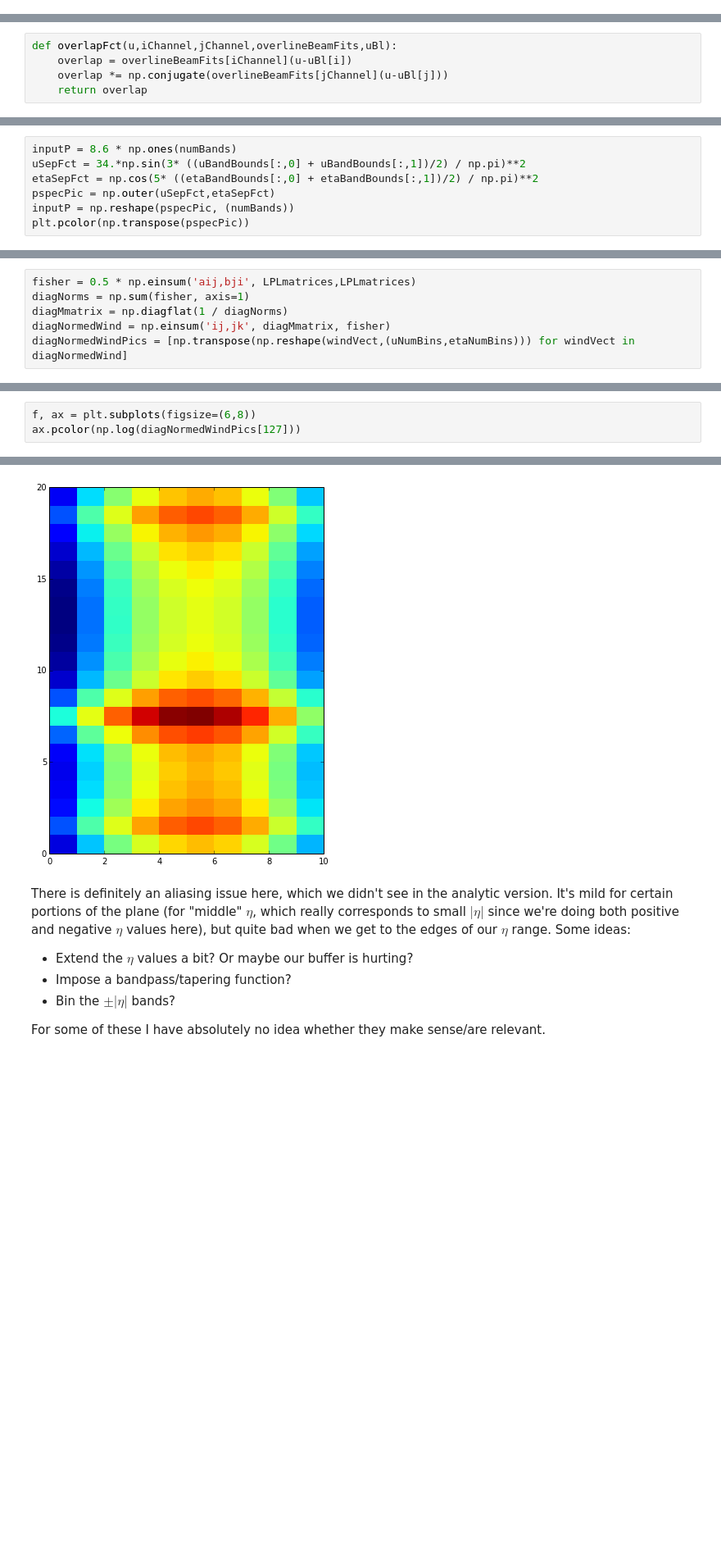
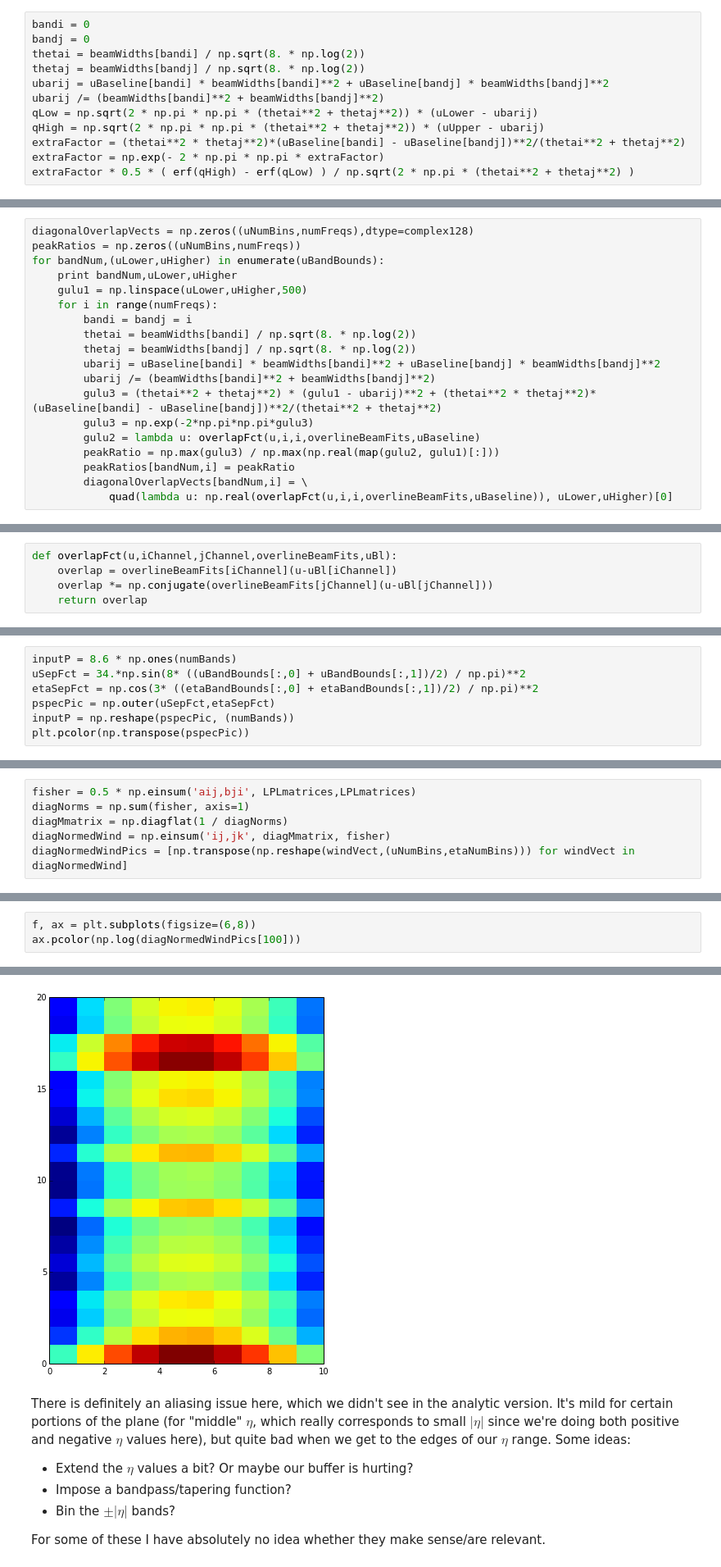
Before and after one commit to acliu/PAPER_OQE, a Jupyter notebook: iPythonNotebooks/singleBaselineOQE_numericalGaussian.ipynb, the cells around one changed output, grey strips where cells are left out. Shown at 82% size. Cells and saved outputs as stored; diff of their text form; blank space fills up the shorter version.

Commit message:
Lots of debugging print statements i.e. a big mess

```diff
--- a/iPythonNotebooks/singleBaselineOQE_numericalGaussian.ipynb
+++ b/iPythonNotebooks/singleBaselineOQE_numericalGaussian.ipynb
@@ -109,0 +197,12 @@ ax.set_xlabel(r"$u$ in rad$^{-1}$")
+# %%
+bandi = 0
+bandj = 0
+thetai = beamWidths[bandi] / np.sqrt(8. * np.log(2))
+thetaj = beamWidths[bandj] / np.sqrt(8. * np.log(2))
+ubarij = uBaseline[bandi] * beamWidths[bandi]**2 + uBaseline[bandj] * beamWidths[bandj]**2
+ubarij /= (beamWidths[bandi]**2 + beamWidths[bandj]**2)
+qLow = np.sqrt(2 * np.pi * np.pi * (thetai**2 + thetaj**2)) * (uLower - ubarij)
+qHigh = np.sqrt(2 * np.pi * np.pi * (thetai**2 + thetaj**2)) * (uUpper - ubarij)
+extraFactor = (thetai**2 * thetaj**2)*(uBaseline[bandi] - uBaseline[bandj])**2/(thetai**2 + thetaj**2)
+extraFactor = np.exp(- 2 * np.pi * np.pi * extraFactor)
+extraFactor * 0.5 * ( erf(qHigh) - erf(qLow) ) / np.sqrt(2 * np.pi * (thetai**2 + thetaj**2) )
@@ -109,0 +219,19 @@ ax.set_xlabel(r"$u$ in rad$^{-1}$")
+# %%
+diagonalOverlapVects = np.zeros((uNumBins,numFreqs),dtype=complex128)
+peakRatios = np.zeros((uNumBins,numFreqs))
+for bandNum,(uLower,uHigher) in enumerate(uBandBounds):
+    print bandNum,uLower,uHigher
+    gulu1 = np.linspace(uLower,uHigher,500)
+    for i in range(numFreqs):
+        bandi = bandj = i
+        thetai = beamWidths[bandi] / np.sqrt(8. * np.log(2))
+        thetaj = beamWidths[bandj] / np.sqrt(8. * np.log(2))
+        ubarij = uBaseline[bandi] * beamWidths[bandi]**2 + uBaseline[bandj] * beamWidths[bandj]**2
+        ubarij /= (beamWidths[bandi]**2 + beamWidths[bandj]**2)
+        gulu3 = (thetai**2 + thetaj**2) * (gulu1 - ubarij)**2 + (thetai**2 * thetaj**2)*(uBaseline[bandi] - uBaseline[bandj])**2/(thetai**2 + thetaj**2)
+        gulu3 = np.exp(-2*np.pi*np.pi*gulu3)
+        gulu2 = lambda u: overlapFct(u,i,i,overlineBeamFits,uBaseline)
+        peakRatio = np.max(gulu3) / np.max(np.real(map(gulu2, gulu1)[:]))
+        peakRatios[bandNum,i] = peakRatio
+        diagonalOverlapVects[bandNum,i] = \
+            quad(lambda u: np.real(overlapFct(u,i,i,overlineBeamFits,uBaseline)), uLower,uHigher)[0]
@@ -119,8 +268,8 @@ for beam in overlineBeamCollection:
 Define an overlap function:
 # %%
 def overlapFct(u,iChannel,jChannel,overlineBeamFits,uBl):
-    overlap = overlineBeamFits[iChannel](u-uBl[i])
-    overlap *= np.conjugate(overlineBeamFits[jChannel](u-uBl[j]))
+    overlap = overlineBeamFits[iChannel](u-uBl[iChannel])
+    overlap *= np.conjugate(overlineBeamFits[jChannel](u-uBl[jChannel]))
     return overlap
 # %% [markdown]
 Now we're ready to form our $\mathbf{C}_{,\alpha}$ matrices, which are given by
@@ -213,8 +404,8 @@ for i,vect in enumerate(CcommaVects):
 Phew! Finally done with the $\mathbf{C}_{,\alpha}$ matrices! Now let's try a Monte Carlo simulation, like the ones we did before.
 # %%
 inputP = 8.6 * np.ones(numBands)
-uSepFct = 34.*np.sin(3* ((uBandBounds[:,0] + uBandBounds[:,1])/2) / np.pi)**2
-etaSepFct = np.cos(5* ((etaBandBounds[:,0] + etaBandBounds[:,1])/2) / np.pi)**2
+uSepFct = 34.*np.sin(8* ((uBandBounds[:,0] + uBandBounds[:,1])/2) / np.pi)**2
+etaSepFct = np.cos(3* ((etaBandBounds[:,0] + etaBandBounds[:,1])/2) / np.pi)**2
 pspecPic = np.outer(uSepFct,etaSepFct)
 inputP = np.reshape(pspecPic, (numBands))
 plt.pcolor(np.transpose(pspecPic))
@@ -251,9 +446,9 @@ ax.plot(diagNormedWind[127])
 # %%
 f, ax = plt.subplots(figsize=(6,8))
-ax.pcolor(np.log(diagNormedWindPics[127]))
+ax.pcolor(np.log(diagNormedWindPics[100]))
 # %% [output]
 <matplotlib.collections.PolyCollection at 0x...>
-[figure, old version]
+[figure, new version]
 # %% [markdown]
 There is definitely an aliasing issue here, which we didn't see in the analytic version.  It's mild for certain portions of the plane (for "middle" $\eta$, which really corresponds to small $|\eta|$ since we're doing both positive and negative $\eta$ values here), but quite bad when we get to the edges of our $\eta$ range.  Some ideas:
 
```
Also changed, not shown: parts of 38 cells of this notebook.
